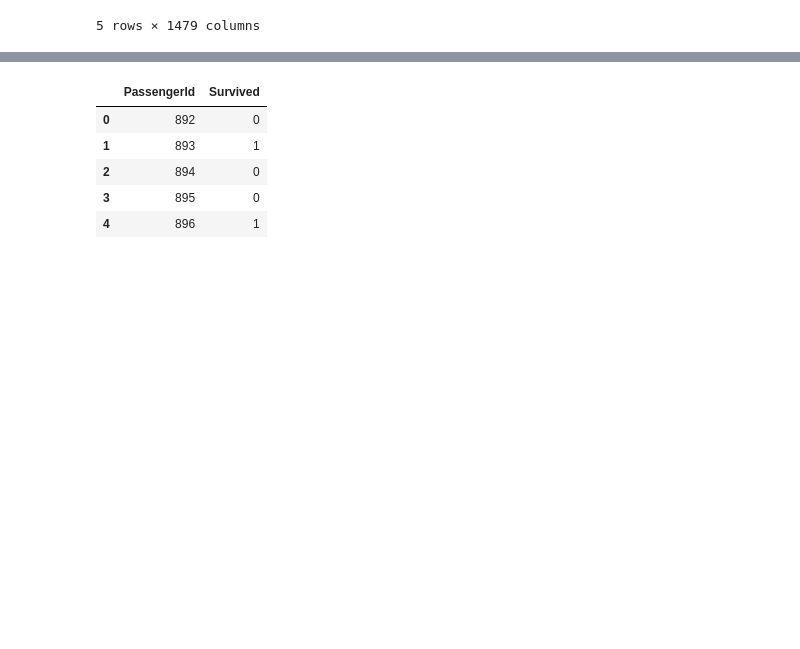
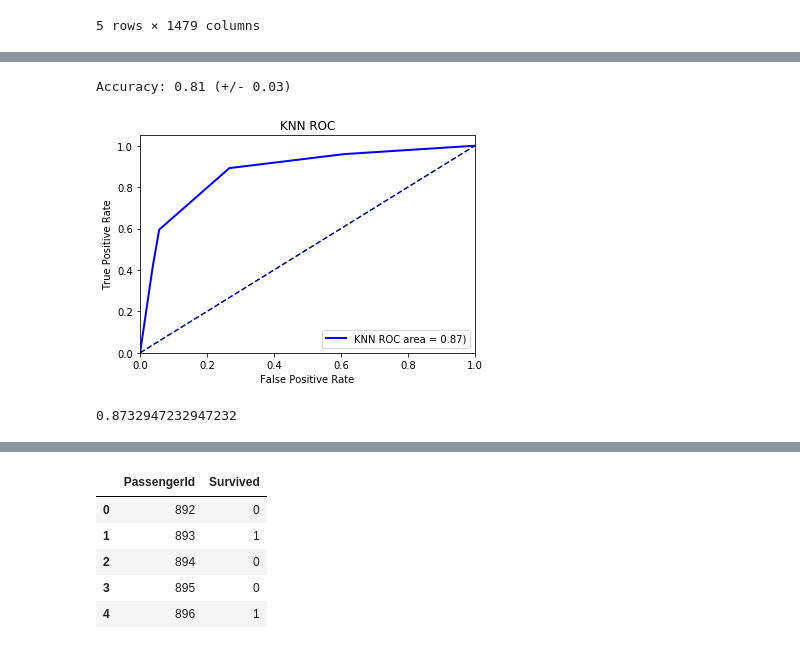
Before and after one commit to csun-data-science-bootcamp-19/Team-8, a Jupyter notebook: Modeling.ipynb, the cells around one changed output, grey strips where cells are left out. Drawn from its saved outputs; the diff is of its cells as text; code cells hidden in the pictures; blank space fills up the shorter version.

```diff
--- a/Modeling.ipynb
+++ b/Modeling.ipynb
@@ -97,0 +152,16 @@ X = scaler.transform(X)
+# %%
+from sklearn.neighbors import KNeighborsClassifier
+
+knn_clf = KNeighborsClassifier(n_neighbors=5)
+
+models.append(('knn', knn_clf))
+
+ds_utils.evaluate_classifier(knn_clf, X, Y)
+
+knn_clf.fit(x_train, y_train)
+
+plot_roc(y_test, knn_clf.predict_proba(x_test), 'KNN')
+# %% [output]
+Accuracy: 0.81 (+/- 0.03)
+[figure, added]
+0.8732947232947232
```
Also changed, not shown: parts of 23 cells of this notebook, 1 other file.
